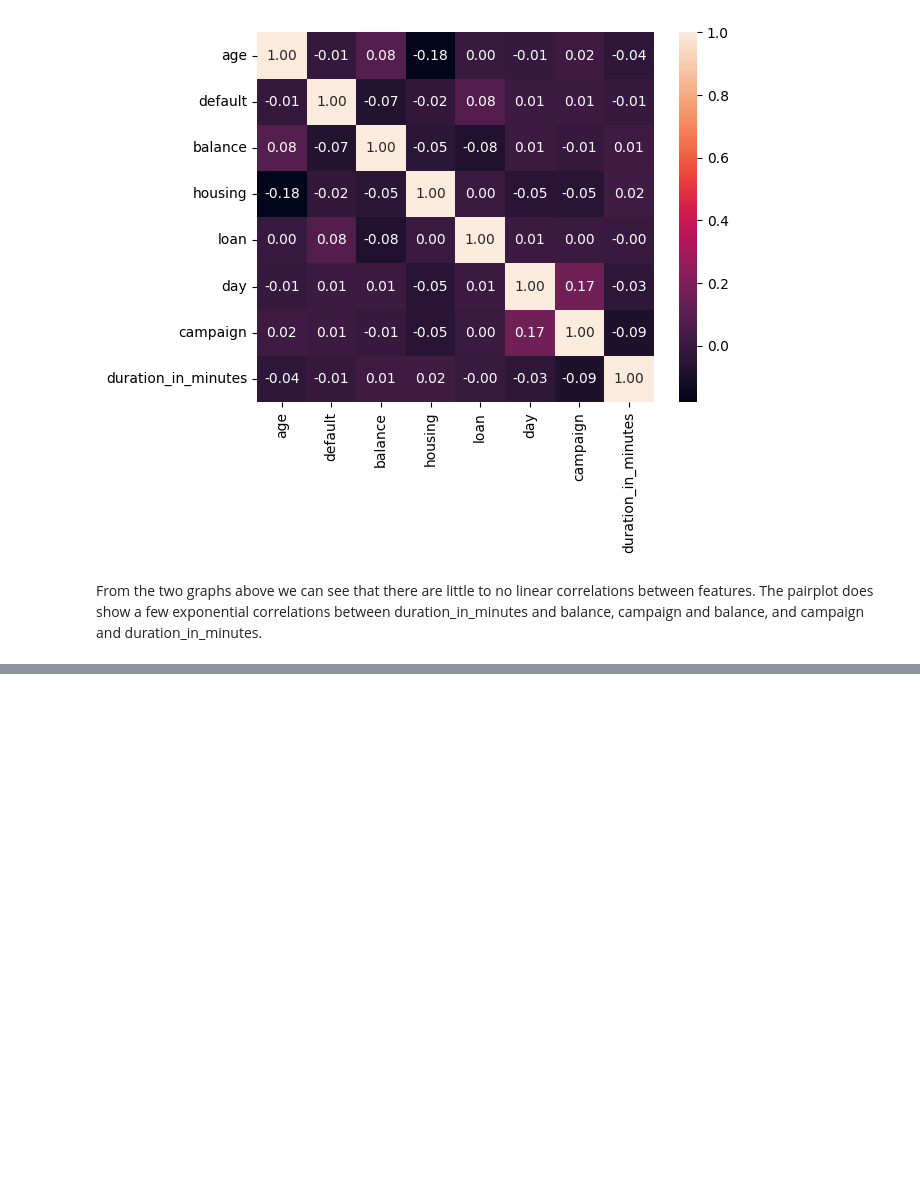
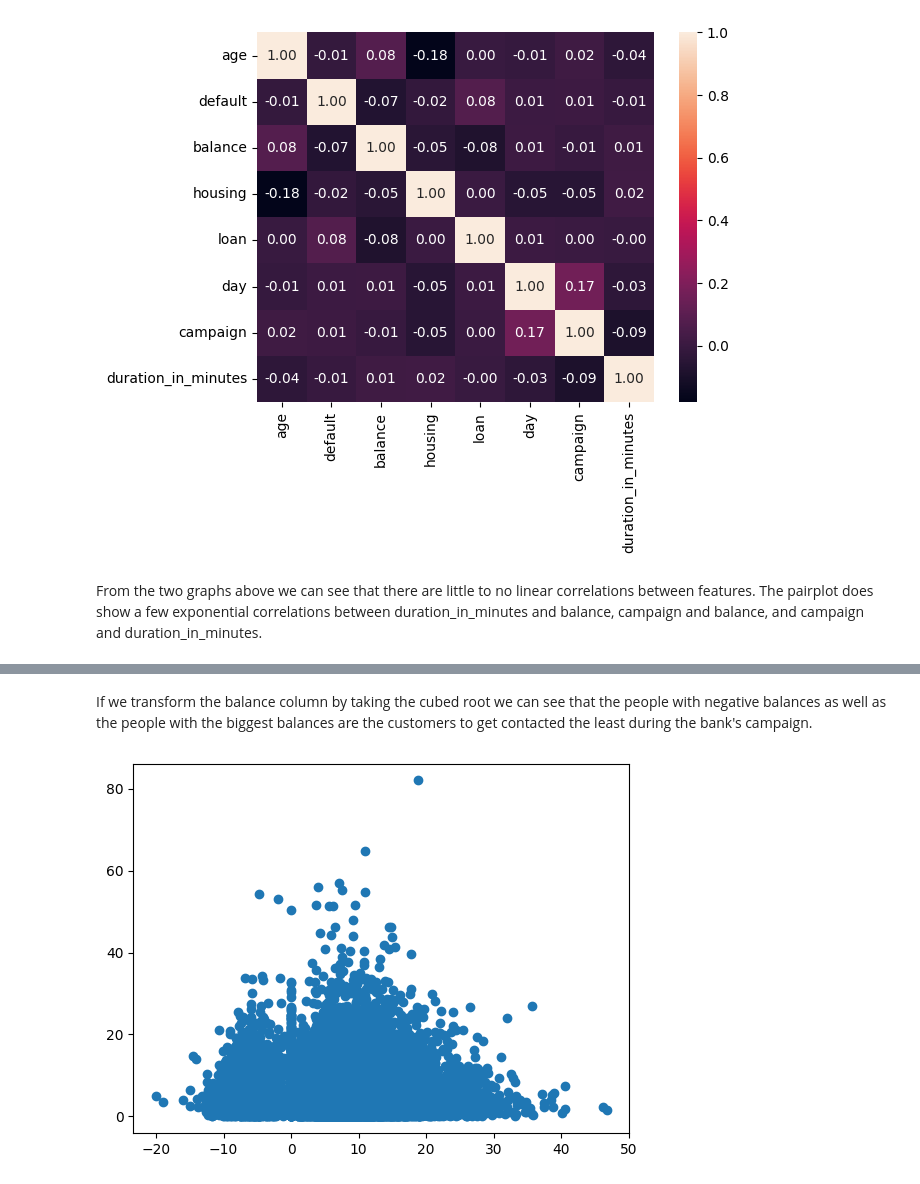
Before and after one commit to SmittyB00p/YeWM9P1Uy7KvrKRS, a Jupyter notebook: eda.ipynb, the cells around one changed output, grey strips where cells are left out. Drawn from its saved outputs; the diff is of its cells as text; code cells hidden in the pictures; blank space fills up the shorter version.

```diff
--- a/eda.ipynb
+++ b/eda.ipynb
@@ -292,0 +382,7 @@ From the two graphs above we can see that there are little to no linear correlat
+# %% [markdown]
+If we transform the balance column by taking the cubed root we can see that the people with negative balances as well as the people with the biggest balances are the customers to get contacted the least during the bank's campaign.
+# %%
+plt.scatter(x=np.cbrt(df['balance']), y=df['duration_in_minutes'])
+plt.show()
+# %% [output]
+[figure, added]
```
Also changed, not shown: parts of 36 cells of this notebook.
